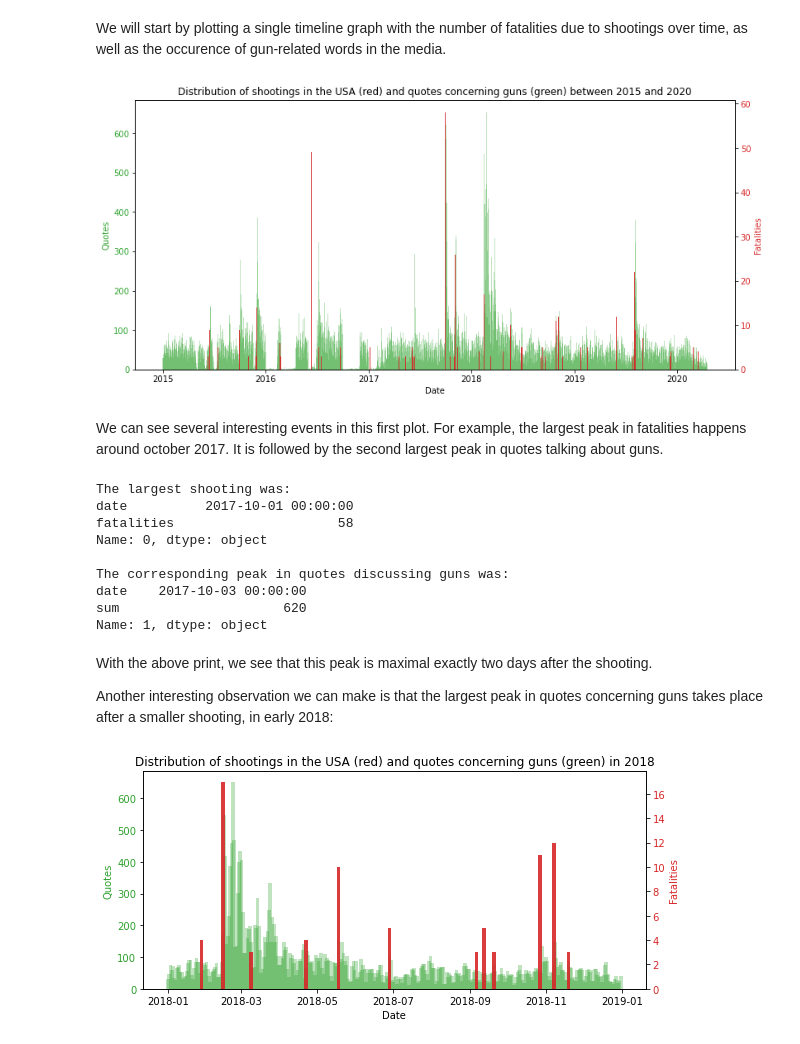
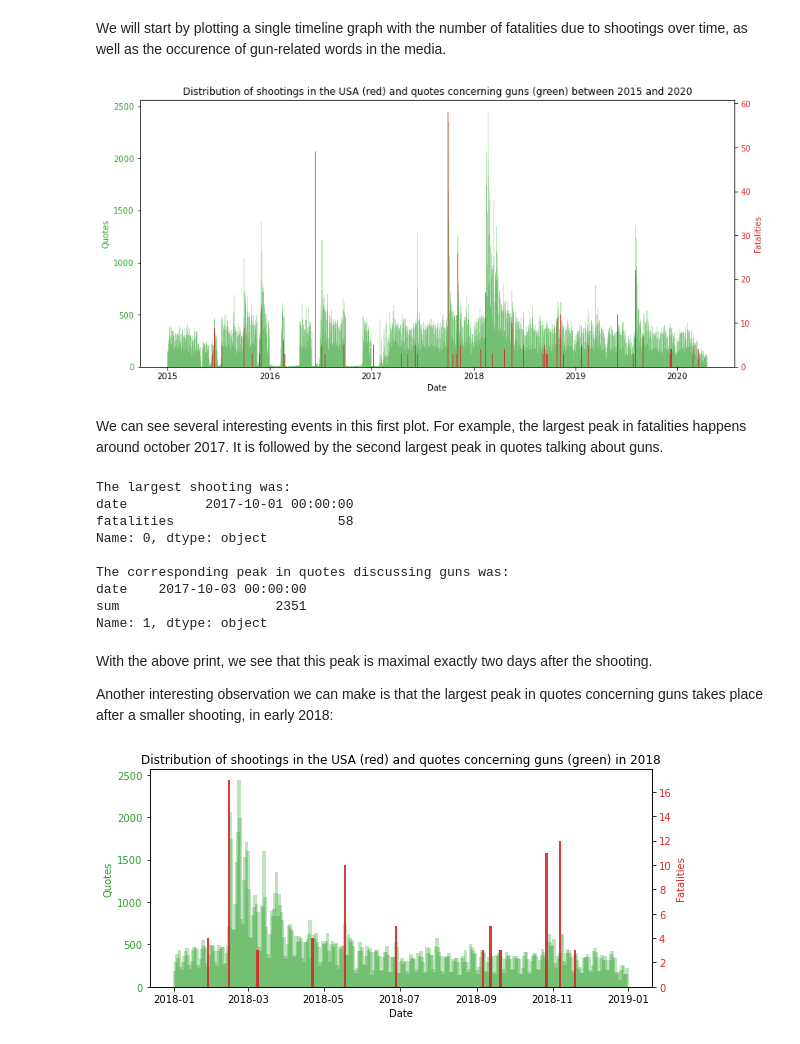
Before and after one commit to epfl-ada/ada-2021-project-clezemath, a Jupyter notebook: milestone2.ipynb, the cells around one changed output. Cells and saved outputs as stored; diff of their text form; code cells hidden in the pictures.

```diff
--- a/milestone2.ipynb
+++ b/milestone2.ipynb
@@ -9,9 +9,9 @@ import numpy as np
 import matplotlib.pyplot as plt
 %matplotlib inline
 import seaborn as sns
-!pip install tld
-from tld import get_tld
-import json
-import bz2
+
 # Disable some pandas warnings we don't need
 pd.options.mode.chained_assignment = None
+
+# New dataframe with the data ('quotes-cropped.jspon')
+df_original = pd.read_json('quotes-cropped.json', lines=True)
@@ -58,5 +17,0 @@ with bz2.open("data/quotes-cropped.json.bz2", 'rb') as s_file:
-# %%
-# New dataframe with the data ('quotes-cropped.jspon')
-with bz2.open("data/quotes-cropped-with-country.json.bz2", 'rb') as s_file:
-    df_original = pd.read_json(s_file, lines=True)
-df_original.head()
@@ -70,3 +17,0 @@ df_original.head()
-# %%
-df_original=df_original[df_original['country']=='US']
-df_original.head()
@@ -264,0 +177,8 @@ With the above plot, we can clearly see that states have been very unequally aff
+# %%
+# Rename column location.1 to remove the dot
+df.rename(columns={"location.1": "location1"}, inplace=True)
+
+df.location1.value_counts().plot(kind='barh',color='#4a7399')
+plt.title('Location type')
+plt.xlabel('Number of shootings')
+plt.show()
@@ -292,7 +231,7 @@ ax2.tick_params(axis='y', labelcolor=color)
 
 plt.show()
 # %% [output]
-[figure, old version]
+[figure, new version]
 # %% [markdown]
 We can see several interesting events in this first plot. For example, the largest peak in fatalities happens around october 2017. It is followed by the second largest peak in quotes talking about guns.
 # %%
@@ -314,7 +253,7 @@ Name: 0, dtype: object
 
 The corresponding peak in quotes discussing guns was:
 date    2017-10-03 00:00:00
-sum                     620
+sum                    2351
 Name: 1, dtype: object
 # %% [markdown]
 With the above print, we see that this peak is maximal exactly two days after the shooting.
@@ -323,28 +262,28 @@ Another interesting observation we can make is that the largest peak in quotes c
 # %%
 # We want to zoom in by looking only at 2018
 backup1_2018 = backup1[(backup1['date'].dt.year==2018)]
 backup2_2018 = backup2[(backup2['date'].dt.year==2018)]
 
 fig, ax1 = plt.subplots(figsize=(9,4))
 
 # Plotting the quotes over time (green barplot)
 color = 'tab:green'
 ax1.set_title('Distribution of shootings in the USA (red) and quotes concerning guns (green) in 2018')
 ax1.set_xlabel('Date')
 ax1.set_ylabel('Quotes', color=color)
 ax1.bar(backup1_2018['date'], backup1_2018['sum'], color=color, alpha=0.3, width = 3)
 ax1.tick_params(axis='y', labelcolor=color)
 
 # Same x-axis, but different y axis
 ax2 = ax1.twinx()
 
 # Plotting the fatalities due to shootings over time (red barplot)
 color = 'tab:red'
 ax2.set_ylabel('Fatalities', color=color)  # we already handled the x-label with ax1
-ax2.bar(backup2_2018['date'], backup2_2018['fatalities'], color=color, alpha=0.9, width = 3)
+ax2.bar(backup2_2018['date'], backup2_2018['fatalities'], color=color, alpha=0.9, width = 2)
 ax2.tick_params(axis='y', labelcolor=color)
 
 plt.show()
 # %% [output]
-[figure, old version]
+[figure, new version]
 # %% [markdown]
```
Also changed, not shown: parts of 32 cells of this notebook.
